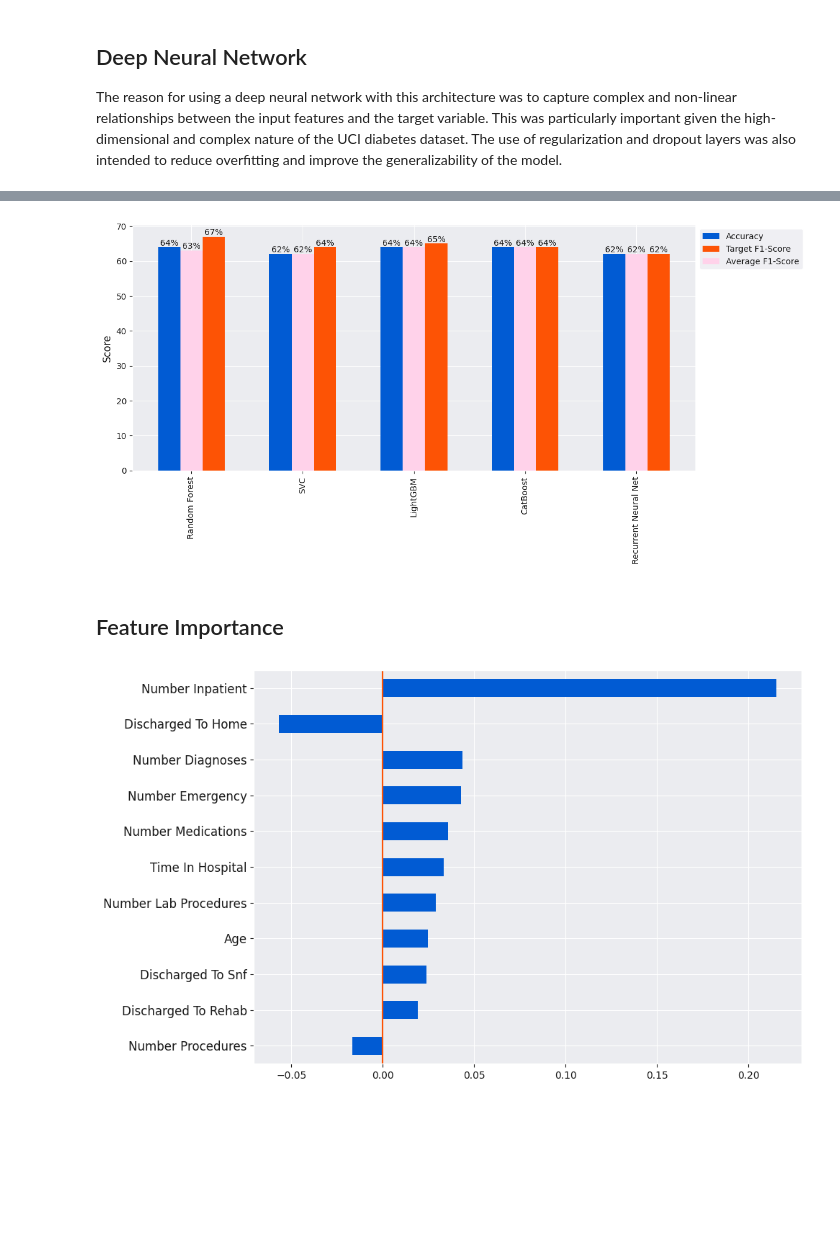
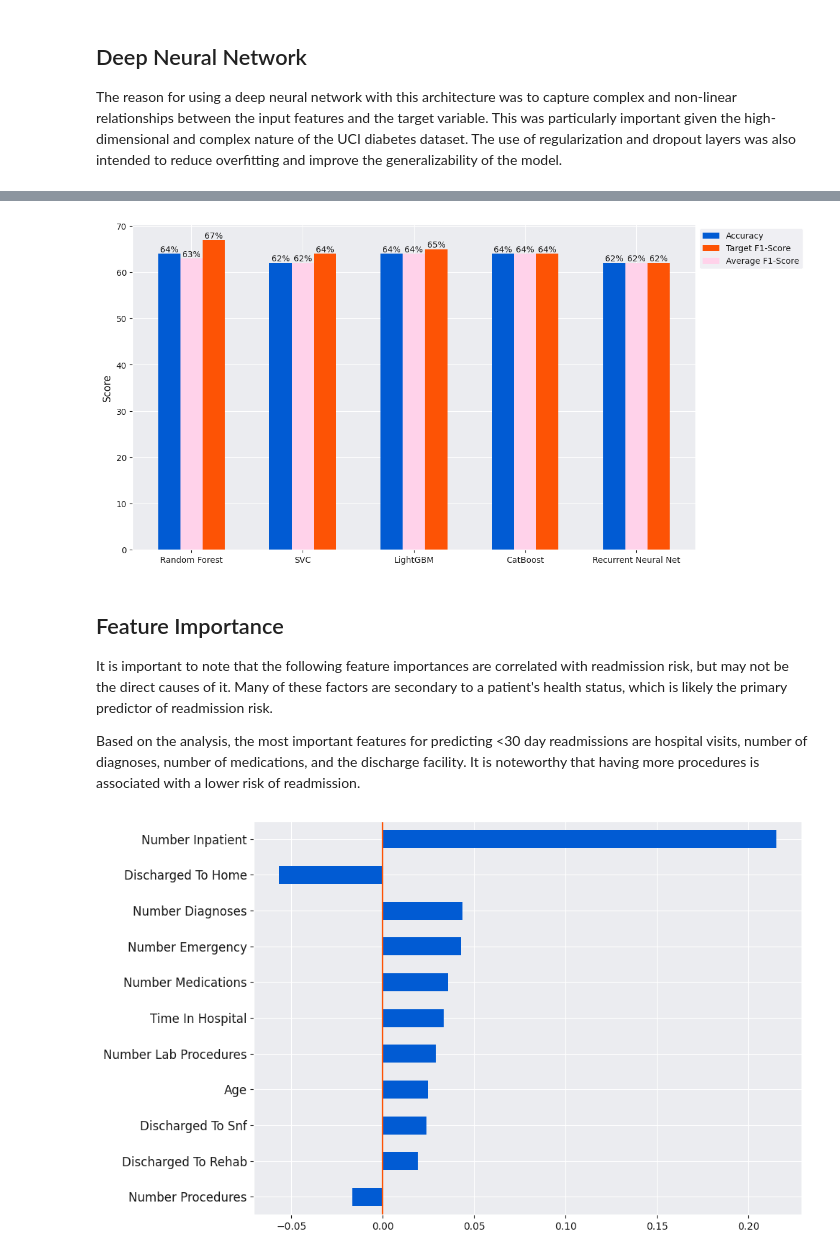
Before and after one commit to ACB-prgm/DiabetesReadmissionPrediction, a Jupyter notebook: base.ipynb, the cells around one changed output, grey strips where cells are left out. Drawn from its saved outputs; the diff is of its cells as text; code cells hidden in the pictures; blank space fills up the shorter version.

```diff
--- a/base.ipynb
+++ b/base.ipynb
@@ -888,7 +886,7 @@ ax.bar(x_pos, avg_f1s, width, label="Average F1-Score")
 
 # Set the x-tick labels to the model names and display them vertically
 ax.set_xticks(x_pos)
-ax.set_xticklabels(model_names, rotation=90)
+ax.set_xticklabels(model_names)
 
 # Set the y-label to "Score"
 ax.set_ylabel("Score")
@@ -914,6 +912,9 @@ fig.savefig("Presentation/Images/ModelComparison.png", dpi=300)
-[figure, old version]
+[figure, new version]
-# %% [markdown]
-## Feature Importance
+# %% [markdown]
+## Feature Importance
+It is important to note that the following feature importances are correlated with readmission risk, but may not be the direct causes of it. Many of these factors are secondary to a patient's health status, which is likely the primary predictor of readmission risk.
+
+Based on the analysis, the most important features for predicting <30 day readmissions are hospital visits, number of diagnoses, number of medications, and the discharge facility. It is noteworthy that having more procedures is associated with a lower risk of readmission.
 # %%
 # Define replacements for string preprocessing of labels
 replacements = (
```
Also changed, not shown: parts of 8 cells of this notebook, 4 other files.
